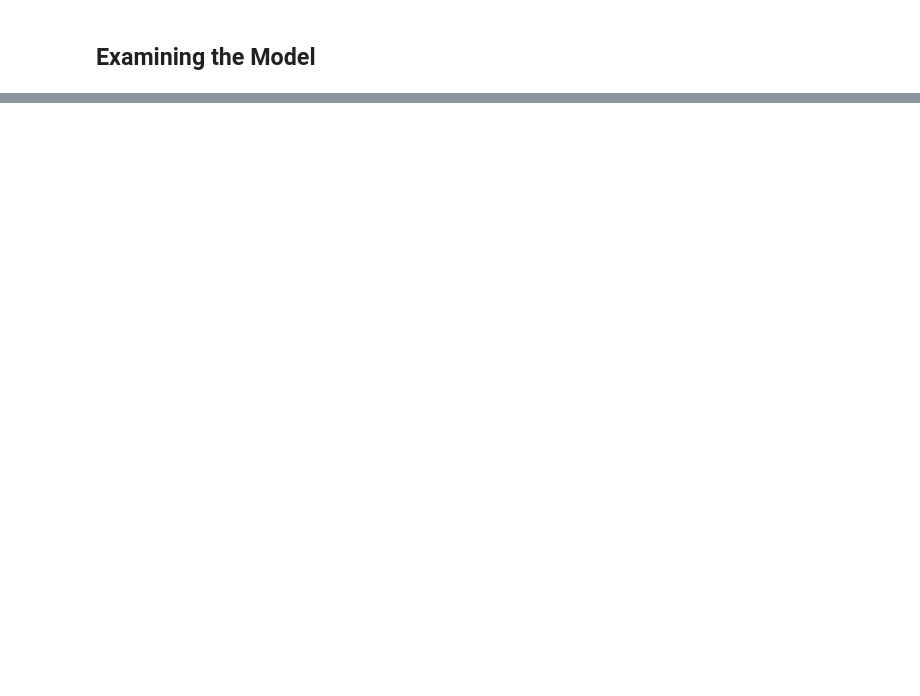
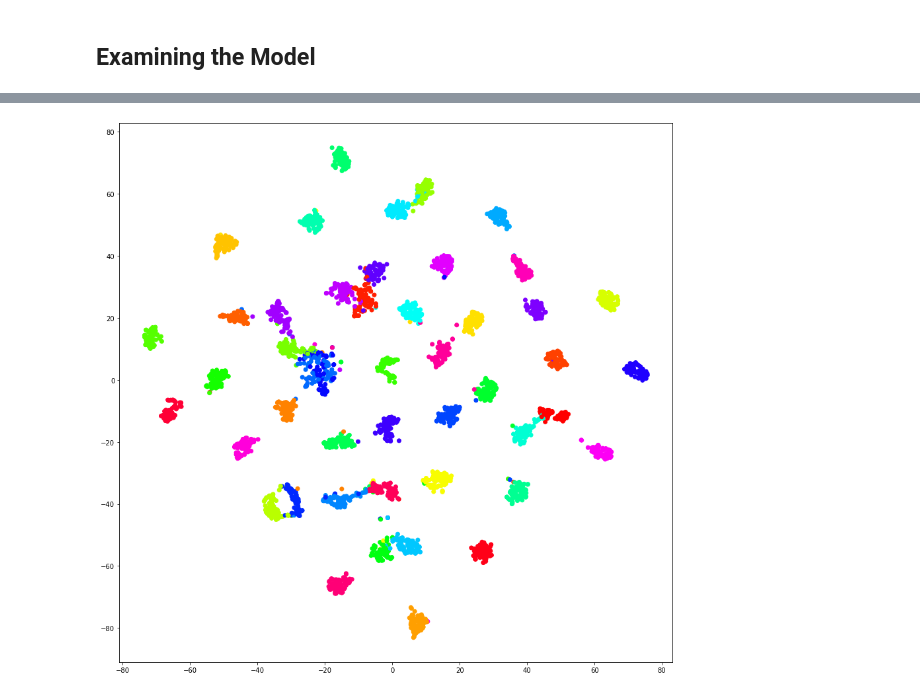
Before and after one commit to Voychek1024/Graduation_Project, a Jupyter notebook: dtd_comparison/4_ResNeXt.ipynb, the cells around one changed output, grey strips where cells are left out. Drawn from its saved outputs; the diff is of its cells as text; code cells hidden in the pictures; blank space fills up the shorter version.

```diff
--- a/dtd_comparison/4_ResNeXt.ipynb
+++ b/dtd_comparison/4_ResNeXt.ipynb
@@ -943,0 +977,14 @@ plot_most_incorrect(incorrect_examples, test_iterator.dataset.classes, N_IMAGES)
+# %%
+def get_tsne(data, n_components = 2, n_images = None):
+
+    if n_images is not None:
+        data = data[:n_images]
+
+    tsne = manifold.TSNE(n_components = n_components, random_state = 0)
+    tsne_data = tsne.fit_transform(data)
+    return tsne_data
+# %%
+output_tsne_data = get_tsne(outputs)
+plot_representations(output_tsne_data, labels, test_data.classes)
+# %% [output]
+[figure, added]
```
Also changed, not shown: parts of 23 cells of this notebook, 28 other files.
